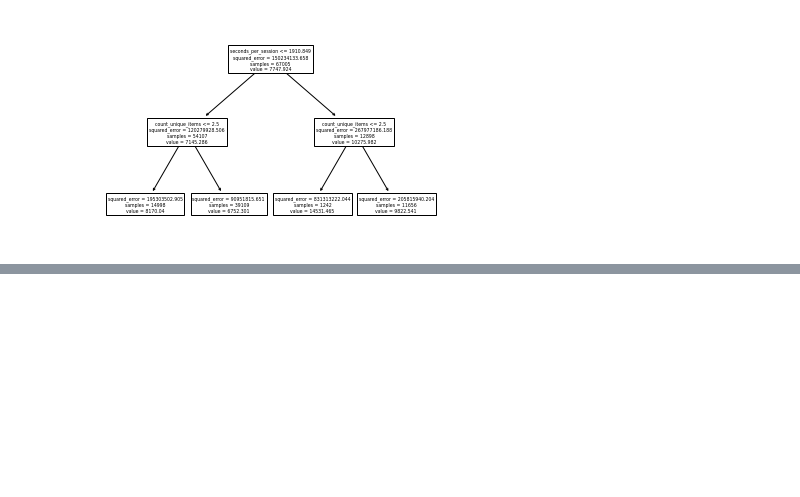
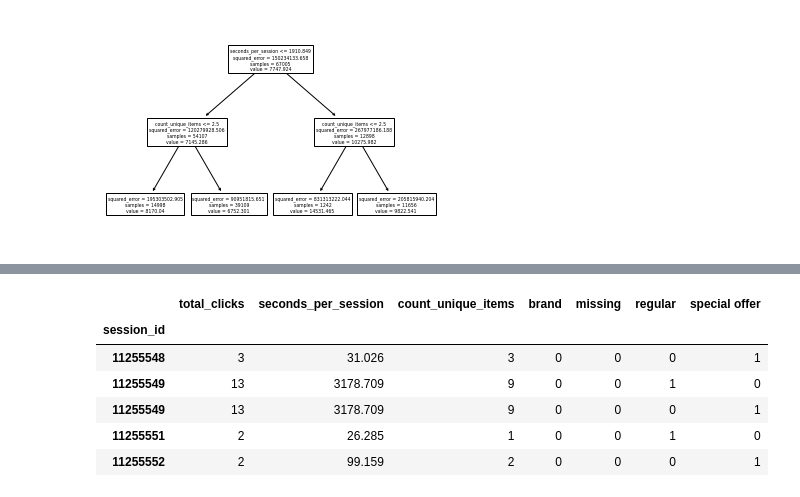
Before and after one commit to jacobweiss2305/purchase-predictions, a Jupyter notebook: model/notebooks/main.ipynb, the cells around one changed output, grey strips where cells are left out. Saved outputs shown, nothing was run; the diff lists cells and outputs as text; code cells hidden in the pictures; blank space fills up the shorter version.

```diff
--- a/model/notebooks/main.ipynb
+++ b/model/notebooks/main.ipynb
@@ -408,0 +377,22 @@ decisionTreeRegressor, decisionTreeRegressor_metrics = ds.DecisionTree(X_train_r
+# %%
+total_clicks = dp.total_clicks(test)
+test = test.join(total_clicks, how='left')
+
+seconds_per_session = dp.total_seconds(test)
+test = test.join(seconds_per_session['seconds_per_session']).drop('timestamp', axis = 1).drop_duplicates()
+
+unique_items = dp.count_unique_items(test)
+test = test.join(unique_items).drop('item_id', axis = 1).drop_duplicates()
+
+category_map = dp.category_map(test)
+test = test.join(pd.get_dummies(category_map)).drop(['category', 'category_map'], axis = 1).drop_duplicates()
+
+test.head()
+# %% [output]
+|  | total_clicks | seconds_per_session | count_unique_items | brand | missing | regular | special offer |
+| session_id |  |  |  |  |  |  |  |
+| 11255548 | 3 | 31.026 | 3 | 0 | 0 | 0 | 1 |
+| 11255549 | 13 | 3178.709 | 9 | 0 | 0 | 1 | 0 |
+| 11255549 | 13 | 3178.709 | 9 | 0 | 0 | 0 | 1 |
+| 11255551 | 2 | 26.285 | 1 | 0 | 0 | 1 | 0 |
+| 11255552 | 2 | 99.159 | 2 | 0 | 0 | 0 | 1 |
```
Also changed, not shown: parts of 17 cells of this notebook, 2 other files.
